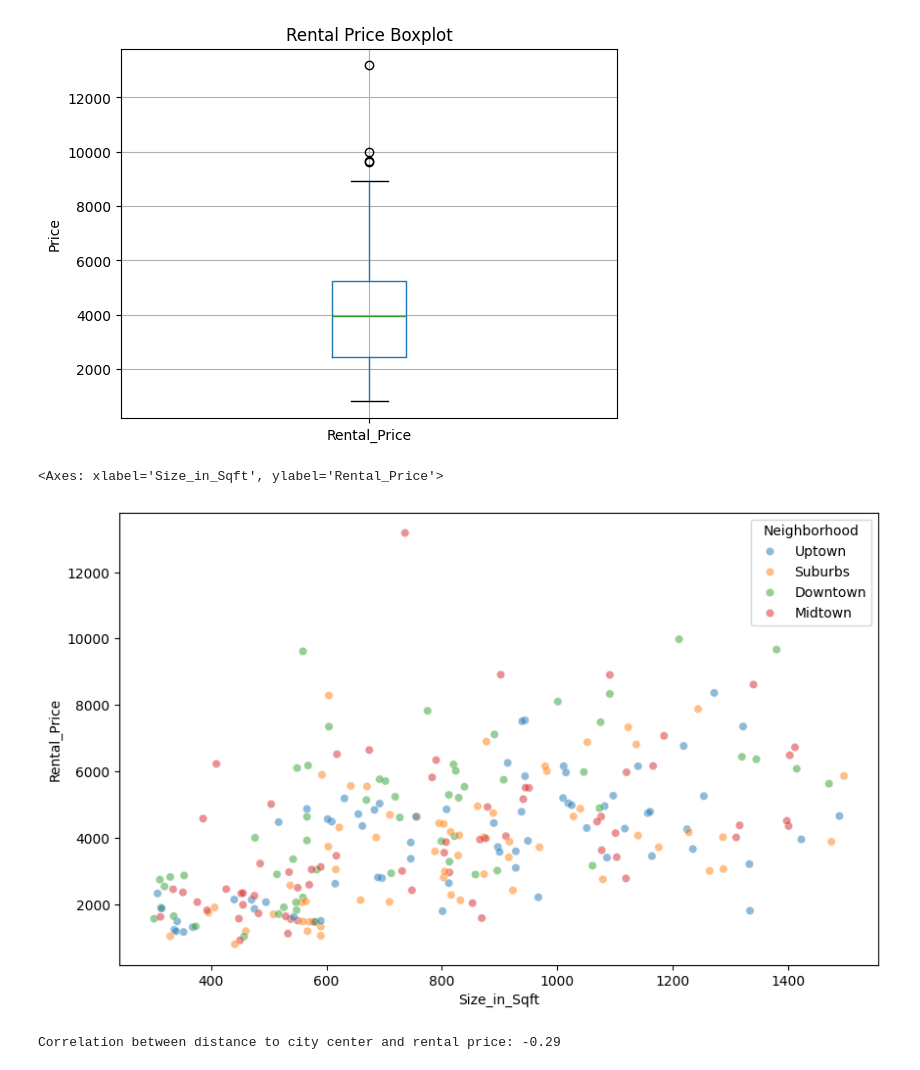
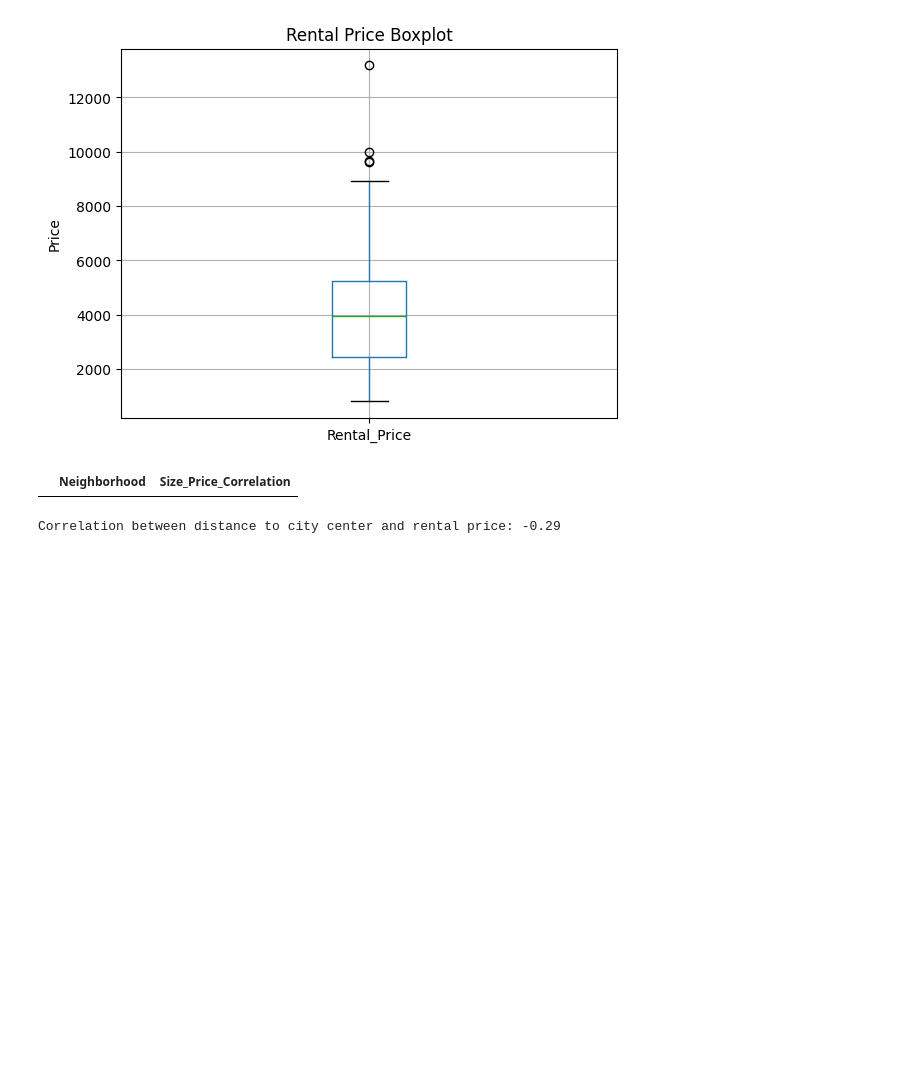
Before and after one commit to Yureshka02/DA_CB010714_Assignment_01, a Jupyter notebook: CB010714_3_D.ipynb, the cells around one changed output. Saved outputs shown, nothing was run; the diff lists cells and outputs as text; code cells hidden in the pictures; blank space fills up the shorter version.

```diff
--- a/CB010714_3_D.ipynb
+++ b/CB010714_3_D.ipynb
@@ -22,25 +22,20 @@ plt.show()
 # %%
 # ---------------------------------------------------------------------#
 # b)
 # Standardize neighborhood names
 df['Neighborhood'] = df['Neighborhood'].str.title()
 
 # Compute correlation between size and rental price in each neighborhood
 correlations = df.groupby('Neighborhood').apply(
     lambda x: x['Size_in_Sqft'].corr(x['Rental_Price'])
 ).reset_index(name='Size_Price_Correlation')
 
 # Identify neighborhoods where the correlation is weak (e.g., < 0.3)
 misaligned_neighborhoods = correlations[correlations['Size_Price_Correlation'].abs() < 0.3]
 
 misaligned_neighborhoods
-
-#scatterplot
-plt.figure(figsize=(10, 6))
-sns.scatterplot(data=df, x='Size_in_Sqft', y='Rental_Price', hue='Neighborhood', alpha=0.5)
 # %% [output]
-<Axes: xlabel='Size_in_Sqft', ylabel='Rental_Price'>
-[figure, removed]
+|  | Neighborhood | Size_Price_Correlation |
 # %%
 # ---------------------------------------------------------------------#
 # c)
```
